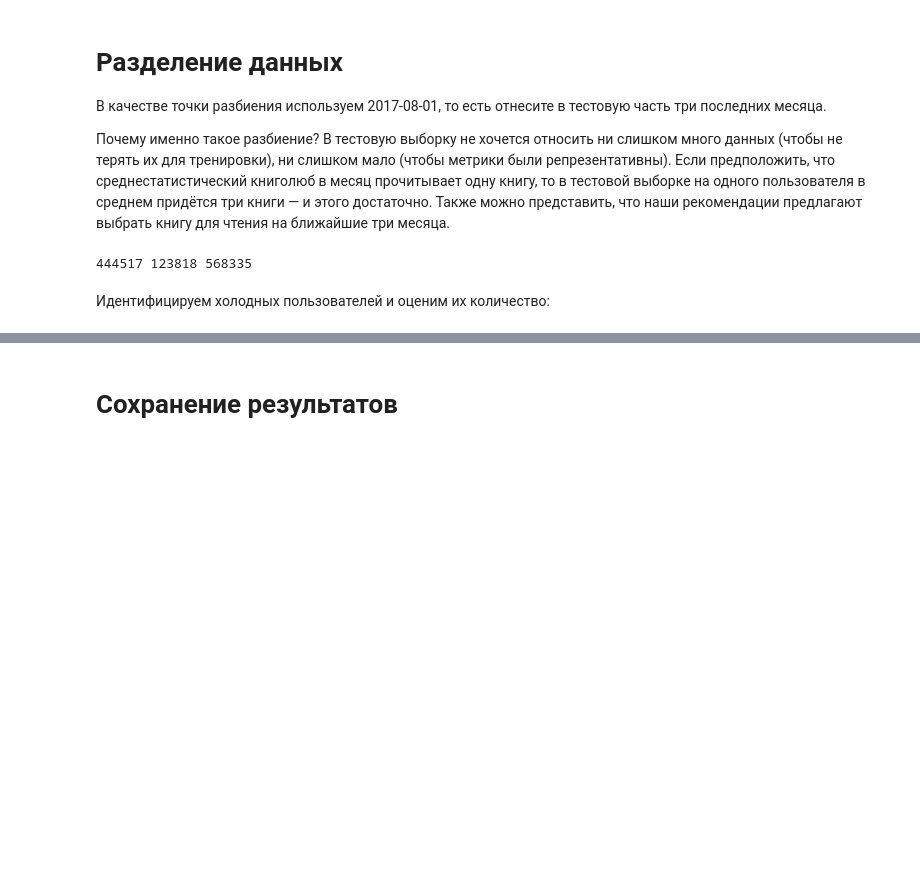
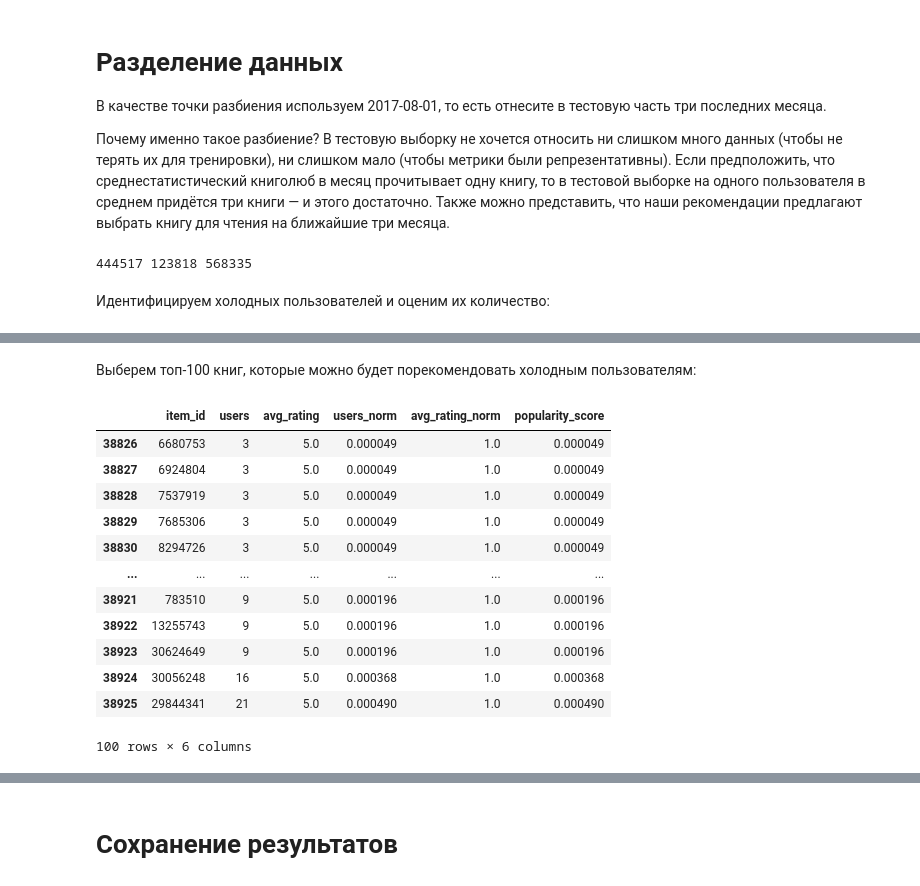
Before and after one commit to alexnikzotov/mle-recsys-start, a Jupyter notebook: preprocessing.ipynb, the cells around one changed output, grey strips where cells are left out. Cells and saved outputs as stored; diff of their text form; code cells hidden in the pictures; blank space fills up the shorter version.

```diff
--- a/preprocessing.ipynb
+++ b/preprocessing.ipynb
@@ -350,0 +363,37 @@ print(len(cold_users))
+# %% [markdown]
+Выберем топ-100 книг, которые можно будет порекомендовать холодным пользователям:
+# %%
+from sklearn.preprocessing import MinMaxScaler
+
+top_pop_start_date = pd.to_datetime("2015-01-01").date()
+
+item_popularity = events_train.query("started_at >= @top_pop_start_date").\
+groupby(["item_id"]).agg(users=("user_id","nunique"), avg_rating=("rating","mean")).reset_index()
+
+# нормализация пользователей и среднего рейтинга, требуется для их приведения к одному масштабу
+scaler = MinMaxScaler()
+item_popularity[["users_norm", "avg_rating_norm"]] = scaler.fit_transform(item_popularity[["users", "avg_rating"]])
+
+# вычисляем popularity_score, как скор популярности со штрафом за низкий рейтинг
+item_popularity["popularity_score"] = (item_popularity["users_norm"] * item_popularity["avg_rating_norm"])
+
+# сортируем по убыванию popularity_score
+item_popularity = item_popularity.sort_values(by=["avg_rating","popularity_score"]).reset_index(drop=True) # ваш код здесь #
+
+# выбираем первые 100 айтемов со средней оценкой avg_rating не меньше 4
+top_k_pop_items = item_popularity[-100:] # ваш код здесь #
+top_k_pop_items
+# %% [output]
+|  | item_id | users | avg_rating | users_norm | avg_rating_norm | popularity_score |
+| 38826 | 6680753 | 3 | 5.0 | 0.000049 | 1.0 | 0.000049 |
+| 38827 | 6924804 | 3 | 5.0 | 0.000049 | 1.0 | 0.000049 |
+| 38828 | 7537919 | 3 | 5.0 | 0.000049 | 1.0 | 0.000049 |
+| 38829 | 7685306 | 3 | 5.0 | 0.000049 | 1.0 | 0.000049 |
+| 38830 | 8294726 | 3 | 5.0 | 0.000049 | 1.0 | 0.000049 |
+| ... | ... | ... | ... | ... | ... | ... |
+| 38921 | 783510 | 9 | 5.0 | 0.000196 | 1.0 | 0.000196 |
+| 38922 | 13255743 | 9 | 5.0 | 0.000196 | 1.0 | 0.000196 |
+| 38923 | 30624649 | 9 | 5.0 | 0.000196 | 1.0 | 0.000196 |
+| 38924 | 30056248 | 16 | 5.0 | 0.000368 | 1.0 | 0.000368 |
+| 38925 | 29844341 | 21 | 5.0 | 0.000490 | 1.0 | 0.000490 |
+100 rows × 6 columns
```
Also changed, not shown: parts of 8 cells of this notebook.
